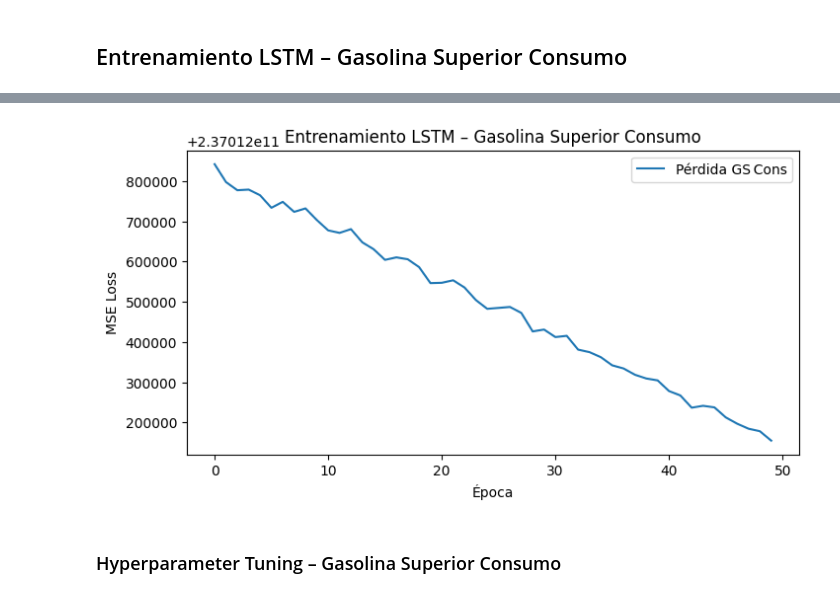
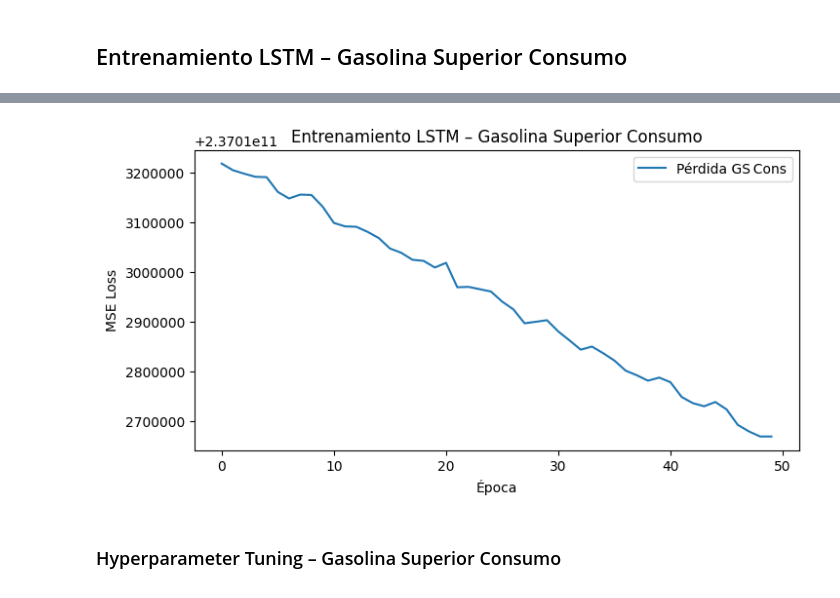
Before and after one commit to Diegoval-Dev/DC-Lab2, a Jupyter notebook: laboratorio2.ipynb, the cells around one changed output, grey strips where cells are left out. Drawn from its saved outputs; the diff is of its cells as text; code cells hidden in the pictures.

```diff
--- a/laboratorio2.ipynb
+++ b/laboratorio2.ipynb
@@ -205,7 +205,7 @@ print(f"Usando dispositivo: {device}")
 tensor_X_ir = torch.tensor(X_ir, dtype=torch.float32).to(device)
 tensor_y_ir = torch.tensor(y_ir, dtype=torch.float32).to(device)
 
-batch_size = 16
+batch_size = 8
 loader_ir = DataLoader(TensorDataset(tensor_X_ir, tensor_y_ir),
                        batch_size=batch_size, shuffle=True)
 
@@ -459,7 +459,7 @@ device = torch.device('cuda' if torch.cuda.is_available() else 'cpu')
 tensor_X_gs_imp = torch.tensor(X_gs_imp, dtype=torch.float32).to(device)
 tensor_y_gs_imp = torch.tensor(y_gs_imp, dtype=torch.float32).to(device)
 
-batch_size = 16
+batch_size = 8
 loader_gs_imp = DataLoader(
     TensorDataset(tensor_X_gs_imp, tensor_y_gs_imp),
     batch_size=batch_size,
@@ -591,7 +591,7 @@ device = torch.device('cuda' if torch.cuda.is_available() else 'cpu')
 tensor_X_di_imp = torch.tensor(X_di_imp, dtype=torch.float32).to(device)
 tensor_y_di_imp = torch.tensor(y_di_imp, dtype=torch.float32).to(device)
 
-batch_size = 16
+batch_size = 8
 loader_di_imp = DataLoader(
     TensorDataset(tensor_X_di_imp, tensor_y_di_imp),
     batch_size=batch_size,
@@ -722,7 +722,7 @@ device = torch.device('cuda' if torch.cuda.is_available() else 'cpu')
 tensor_X_gs_cons = torch.tensor(X_gs_cons, dtype=torch.float32).to(device)
 tensor_y_gs_cons = torch.tensor(y_gs_cons, dtype=torch.float32).to(device)
 
-batch_size = 16
+batch_size = 8
 loader_gs_cons = DataLoader(
     TensorDataset(tensor_X_gs_cons, tensor_y_gs_cons),
     batch_size=batch_size,
@@ -771,4 +771,4 @@ Epoch 50, Loss: 237012154855.619049
-[figure, old version]
+[figure, new version]
 # %% [markdown]
 ### Hyperparameter Tuning – Gasolina Superior Consumo
 # %%
```
Also changed, not shown: parts of 18 cells of this notebook, 2 other files.
